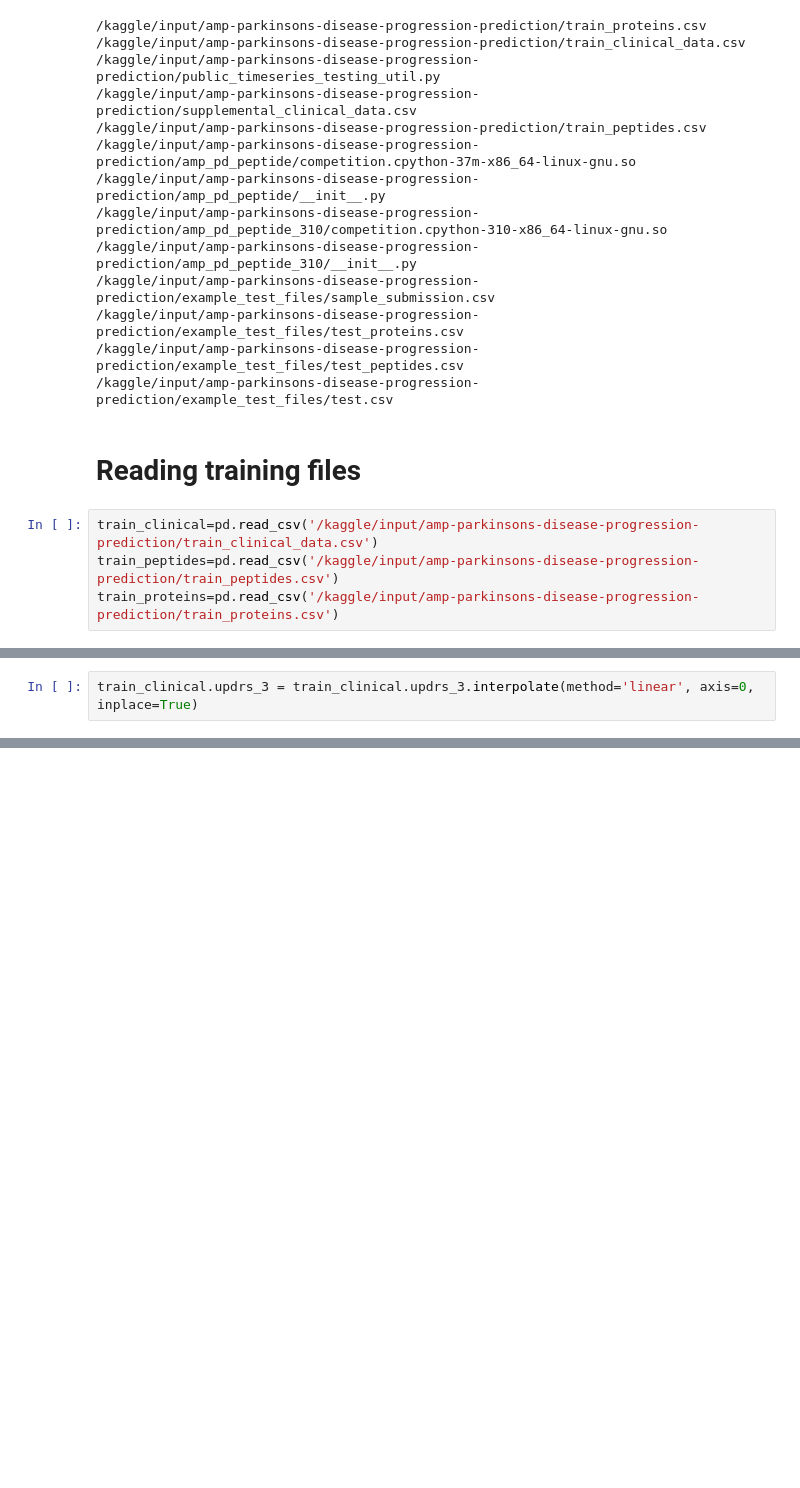
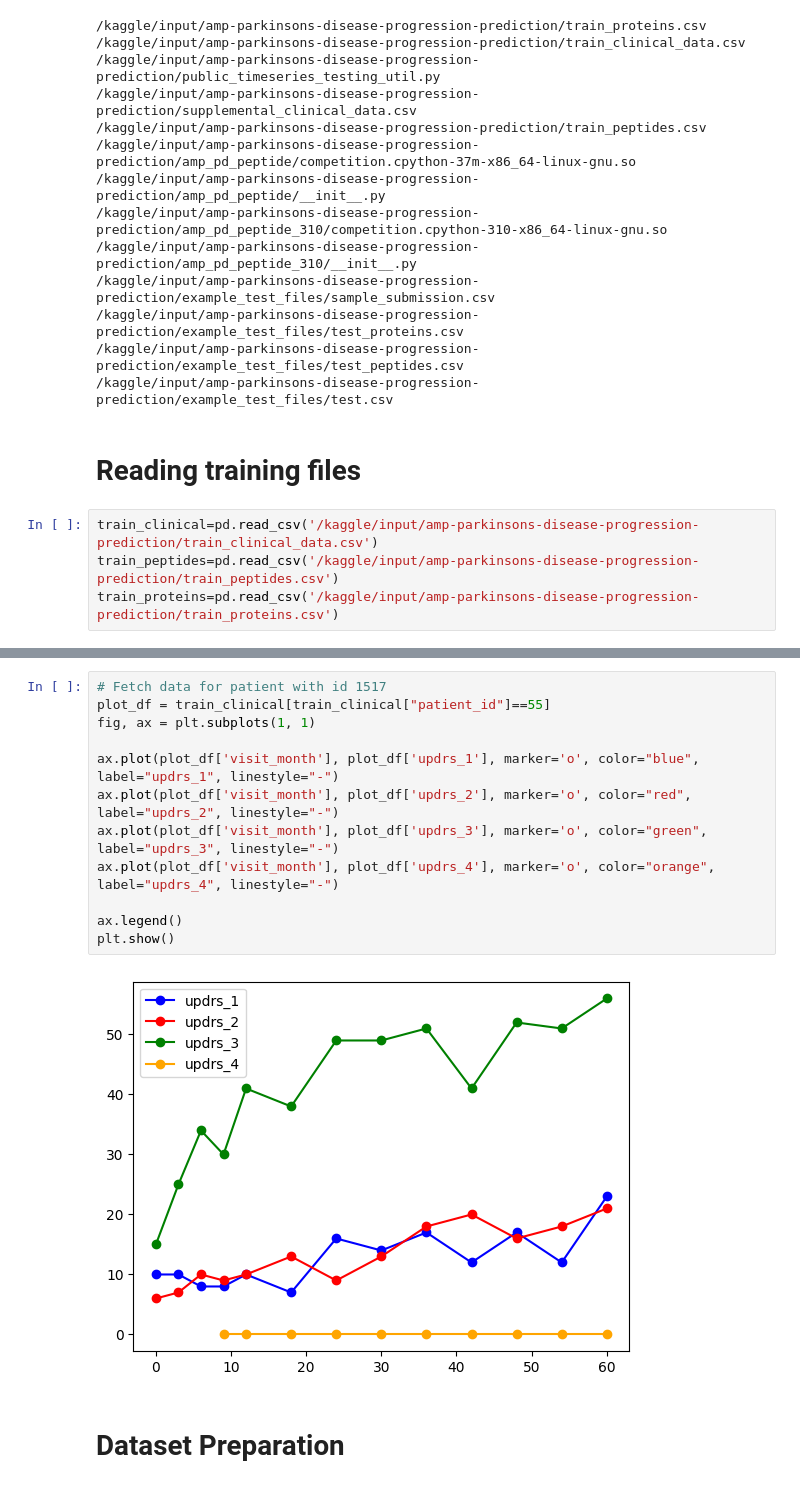
Before and after one commit to jaytonde/AMP--Parkinson-s-Disease-Progression-Prediction, a Jupyter notebook: pd-jdt.ipynb, the cells around one changed output, grey strips where cells are left out. Drawn from its saved outputs; the diff is of its cells as text; blank space fills up the shorter version.

```diff
--- a/pd-jdt.ipynb
+++ b/pd-jdt.ipynb
@@ -72,2 +38,0 @@ dtype: int64
-# %%
-train_clinical.updrs_3 = train_clinical.updrs_3.interpolate(method='linear', axis=0, inplace=True)
@@ -85,0 +56,16 @@ dtype: int64
+# %%
+# Fetch data for patient with id 1517
+plot_df = train_clinical[train_clinical["patient_id"]==55]
+fig, ax = plt.subplots(1, 1)
+
+ax.plot(plot_df['visit_month'], plot_df['updrs_1'], marker='o', color="blue", label="updrs_1", linestyle="-")
+ax.plot(plot_df['visit_month'], plot_df['updrs_2'], marker='o', color="red", label="updrs_2", linestyle="-")
+ax.plot(plot_df['visit_month'], plot_df['updrs_3'], marker='o', color="green", label="updrs_3", linestyle="-")
+ax.plot(plot_df['visit_month'], plot_df['updrs_4'], marker='o', color="orange", label="updrs_4", linestyle="-")
+
+ax.legend()
+plt.show()
+# %% [output]
+[figure, added]
+# %% [markdown]
+# Dataset Preparation
```
Also changed, not shown: parts of 10 cells of this notebook.
